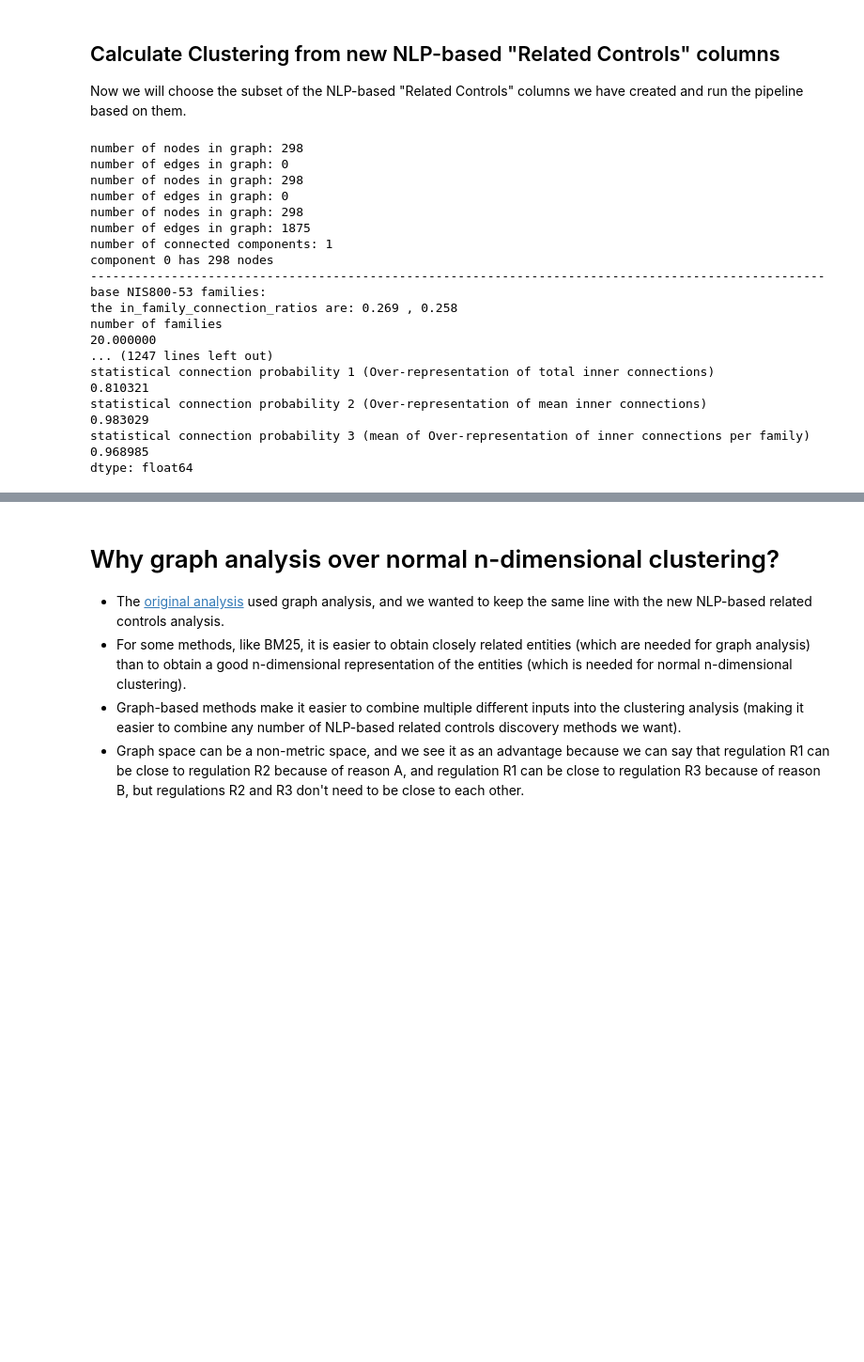
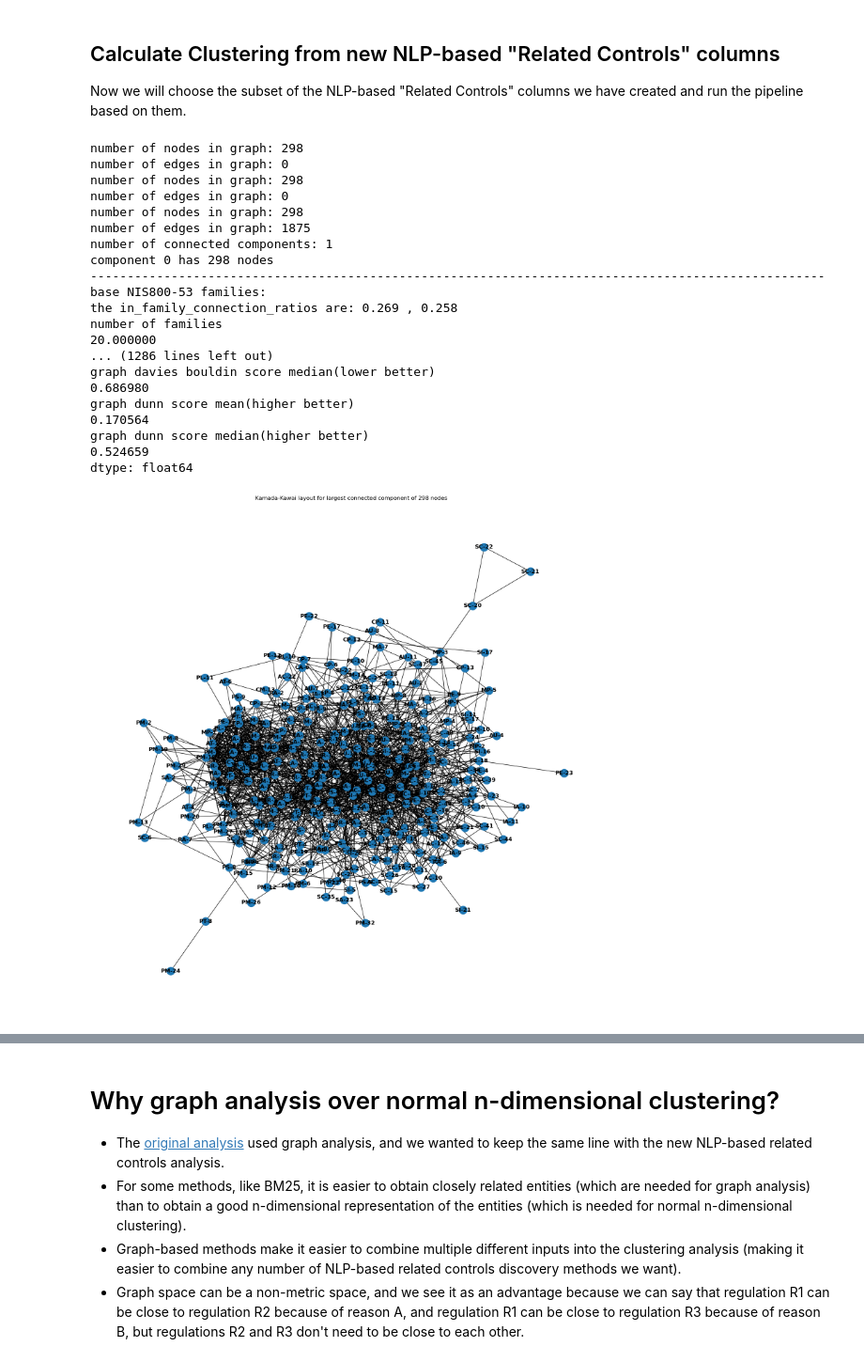
Before and after one commit to lior0110/regulations_analysis, a Jupyter notebook: NIS800-53 analysis 2.ipynb, the cells around one changed output, grey strips where cells are left out. Shown at 94% size. Saved outputs shown, nothing was run; the diff lists cells and outputs as text; code cells hidden in the pictures; blank space fills up the shorter version.

```diff
--- a/NIS800-53 analysis 2.ipynb
+++ b/NIS800-53 analysis 2.ipynb
@@ -376,39 +423,40 @@ Relations = relations_columns[2:] # use the original "Related Controls" column
 Related_Controls_Graph = make_network_graph_from_relations(NIS_regulations, Relations,
                                                            is_directed=is_directed, is_Main_Controls_Only=is_Main_Controls_Only, is_Weighted=is_Weighted)
 if is_directed:
-    strongly_connected_components, weakly_connected_components = inspect_connected_components(Related_Controls_Graph, draw_kamada_kawai=False)
-    in_family_connection_statistics_test, relations_DataFrames = cluster_analysis(Related_Controls_Graph.subgraph(weakly_connected_components[0]),
+    strongly_connected_components, weakly_connected_components = inspect_connected_components(Related_Controls_Graph, draw_kamada_kawai=True)
+    in_family_connection_statistics_test, relations_DataFrames, NIS_regulations_new = cluster_analysis(Related_Controls_Graph.subgraph(weakly_connected_components[0]),
                                                                                   NIS_regulations,Relations,Is_Weighted=is_Weighted,Only_Main_Controls=is_Main_Controls_Only,
                                                                                   add_groups_summaries=add_groups_summaries,
                                                                                   do_Modularity_based_communities=True, do_Louvain_communities=True, do_Fluid_communities=True,
                                                                                   do_Divisive_communities=True, do_Label_propagation_communities=True, do_Centrality_communities=True,
                                                                                   )
 
 else:
-    connected_components = inspect_connected_components(Related_Controls_Graph, draw_kamada_kawai=False)
-    in_family_connection_statistics_test, relations_DataFrames = cluster_analysis(Related_Controls_Graph.subgraph(connected_components[0]),
+    connected_components = inspect_connected_components(Related_Controls_Graph, draw_kamada_kawai=True)
+    in_family_connection_statistics_test, relations_DataFrames, NIS_regulations_new = cluster_analysis(Related_Controls_Graph.subgraph(connected_components[0]),
                                                                                   NIS_regulations,Relations,Is_Weighted=is_Weighted,Only_Main_Controls=is_Main_Controls_Only,
                                                                                   add_groups_summaries=add_groups_summaries,
                                                                                   do_Modularity_based_communities=True, do_Louvain_communities=True, do_Fluid_communities=True,
                                                                                   do_Divisive_communities=True, do_Label_propagation_communities=True, do_Centrality_communities=True,
                                                                                   )
 
     in_family_connection_statistics_test
 # %% [output]
 number of nodes in graph: 298
 number of edges in graph: 0
 number of nodes in graph: 298
 number of edges in graph: 0
 number of nodes in graph: 298
 number of edges in graph: 1875
 number of connected components: 1
 component 0 has 298 nodes
 ----------------------------------------------------------------------------------------------------
 base NIS800-53 families:
 the in_family_connection_ratios are: 0.269 , 0.258
-number of families                                                                                      20.000000
-... (1247 lines left out)
-statistical connection probability 1 (Over-representation of total inner connections)                    0.810321
-statistical connection probability 2 (Over-representation of mean inner connections)                     0.983029
-statistical connection probability 3 (mean of Over-representation of inner connections per family)       0.968985
+number of families                                                                                                     20.000000
+... (1286 lines left out)
+graph davies bouldin score median(lower better)                                                                         0.686980
+graph dunn score mean(higher better)                                                                                    0.170564
+graph dunn score median(higher better)                                                                                  0.524659
 dtype: float64
+[figure, added]
```
Also changed, not shown: parts of 23 cells of this notebook, 2 other files.
